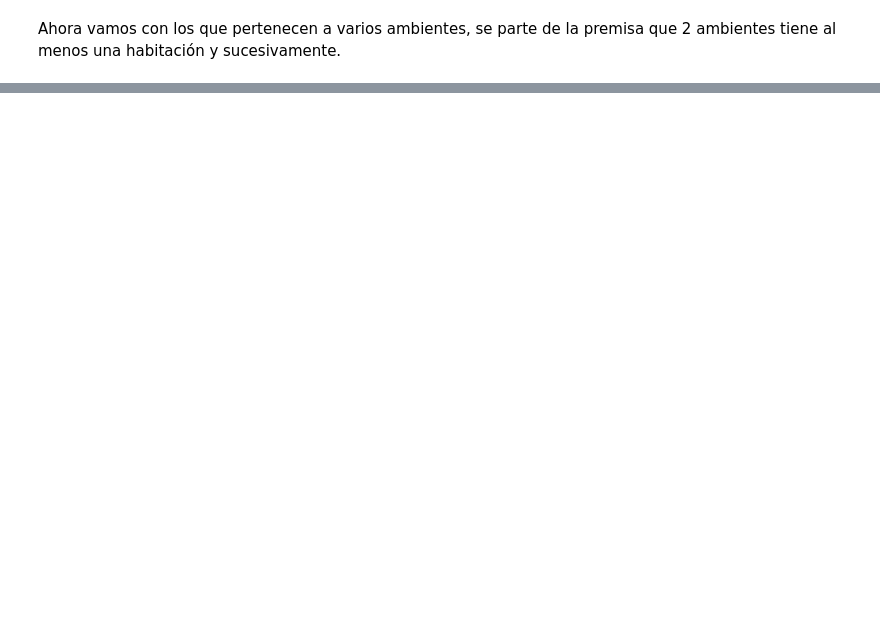
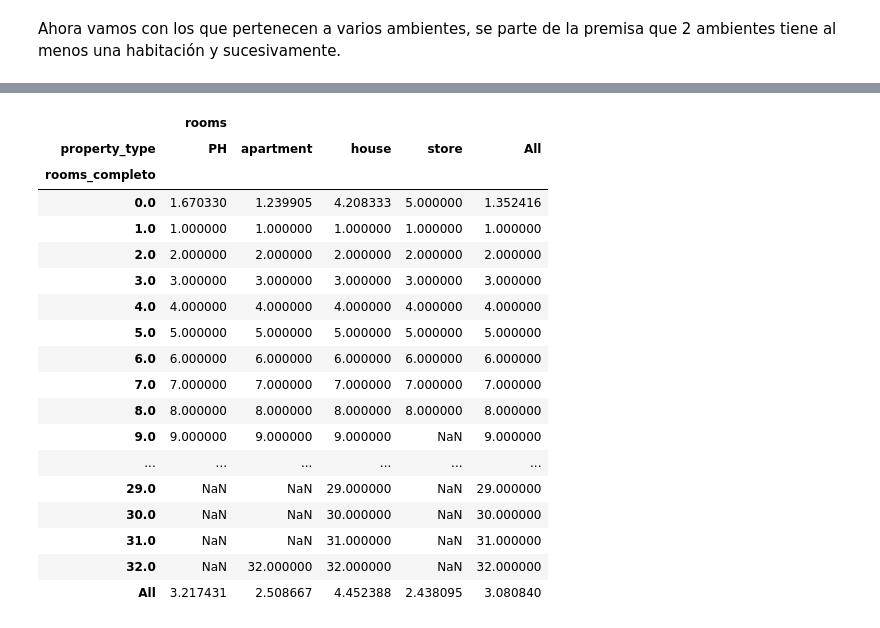
Before and after one commit to ronnygomez/DHDS-7, a Jupyter notebook: Limpieza_rooms.ipynb, the cells around one changed output, grey strips where cells are left out. Drawn from its saved outputs; the diff is of its cells as text; code cells hidden in the pictures; blank space fills up the shorter version.

```diff
--- a/Limpieza_rooms.ipynb
+++ b/Limpieza_rooms.ipynb
@@ -135,11 +137,2 @@ Name: rooms_completo, dtype: int64
 # %% [markdown]
 Ahora vamos con los que pertenecen a varios ambientes, se parte de la premisa que 2 ambientes tiene al menos una habitación y sucesivamente.
-# %%
-data_encontrada= fun_buscar_patt(data_room_null_description,r"([1-9]{1,3}) *(ambiente)")
-
-encontradas = data_encontrada[data_encontrada.notnull()].apply(lambda x: x.group(1))
-room_null_mask = data["rooms_completo"].isnull()
-
-data.loc[room_null_mask,"rooms_completo"]= encontradas[room_null_mask].apply(lambda x: x if x is np.NaN else (float(x)-1))
-print("Disminución en función a los ambientes")
-data["rooms_completo"].isnull().value_counts()
@@ -262,0 +244,24 @@ Departamento - Pilar
+# %%
+#display(data.loc[:,["property_type","rooms_completo","description"]])
+#data.pivot_table('survived', index='sex', columns='class', margins=True, margins_name= "totales")
+data.pivot_table(["rooms"],index='rooms_completo', columns="property_type", margins=True)
+# %% [output]
+|  | rooms |  |  |  |  |
+| property_type | PH | apartment | house | store | All |
+| rooms_completo |  |  |  |  |  |
+| 0.0 | 1.670330 | 1.239905 | 4.208333 | 5.000000 | 1.352416 |
+| 1.0 | 1.000000 | 1.000000 | 1.000000 | 1.000000 | 1.000000 |
+| 2.0 | 2.000000 | 2.000000 | 2.000000 | 2.000000 | 2.000000 |
+| 3.0 | 3.000000 | 3.000000 | 3.000000 | 3.000000 | 3.000000 |
+| 4.0 | 4.000000 | 4.000000 | 4.000000 | 4.000000 | 4.000000 |
+| 5.0 | 5.000000 | 5.000000 | 5.000000 | 5.000000 | 5.000000 |
+| 6.0 | 6.000000 | 6.000000 | 6.000000 | 6.000000 | 6.000000 |
+| 7.0 | 7.000000 | 7.000000 | 7.000000 | 7.000000 | 7.000000 |
+| 8.0 | 8.000000 | 8.000000 | 8.000000 | 8.000000 | 8.000000 |
+| 9.0 | 9.000000 | 9.000000 | 9.000000 | NaN | 9.000000 |
+| ... | ... | ... | ... | ... | ... |
+| 29.0 | NaN | NaN | 29.000000 | NaN | 29.000000 |
+| 30.0 | NaN | NaN | 30.000000 | NaN | 30.000000 |
+| 31.0 | NaN | NaN | 31.000000 | NaN | 31.000000 |
+| 32.0 | NaN | 32.000000 | 32.000000 | NaN | 32.000000 |
+| All | 3.217431 | 2.508667 | 4.452388 | 2.438095 | 3.080840 |
```
Also changed, not shown: parts of 26 cells of this notebook.
